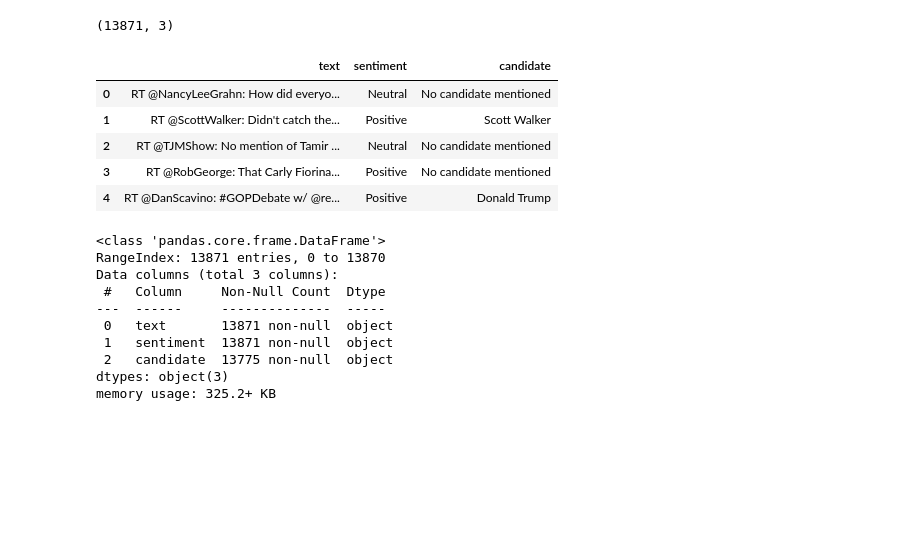
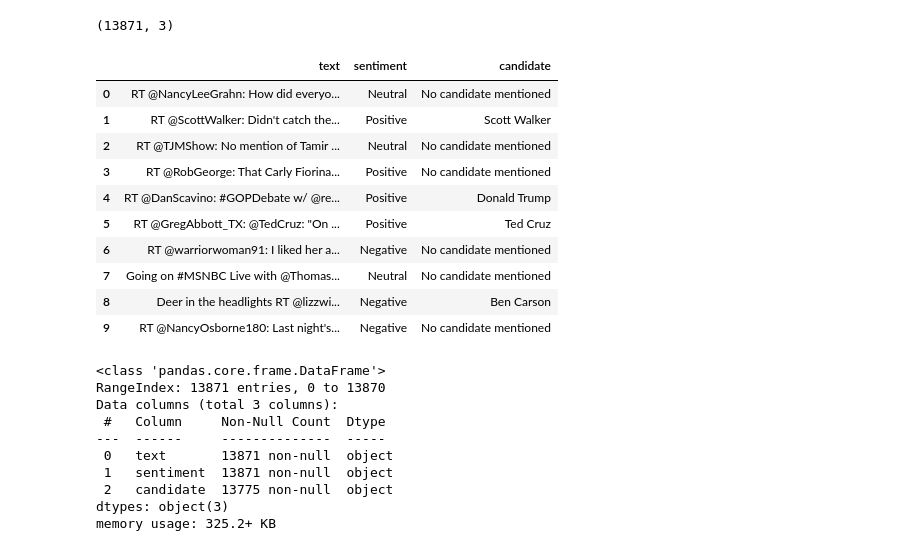
Before and after one commit to developersview/TwitterSentimentAnalysis, a Jupyter notebook: nlptwitter.ipynb, the cells around one changed output. Drawn from its saved outputs; the diff is of its cells as text; code cells hidden in the pictures; blank space fills up the shorter version.

```diff
--- a/nlptwitter.ipynb
+++ b/nlptwitter.ipynb
@@ -17,14 +15,19 @@ data.shape
 # %% [output]
 (13871, 3)
 # %%
-data.head()
+data.head(10)
 # %% [output]
 |  | text | sentiment | candidate |
 | 0 | RT @NancyLeeGrahn: How did everyo... | Neutral | No candidate mentioned |
 | 1 | RT @ScottWalker: Didn't catch the... | Positive | Scott Walker |
 | 2 | RT @TJMShow: No mention of Tamir ... | Neutral | No candidate mentioned |
 | 3 | RT @RobGeorge: That Carly Fiorina... | Positive | No candidate mentioned |
 | 4 | RT @DanScavino: #GOPDebate w/ @re... | Positive | Donald Trump |
+| 5 | RT @GregAbbott_TX: @TedCruz: "On ... | Positive | Ted Cruz |
+| 6 | RT @warriorwoman91: I liked her a... | Negative | No candidate mentioned |
+| 7 | Going on #MSNBC Live with @Thomas... | Neutral | No candidate mentioned |
+| 8 | Deer in the headlights RT @lizzwi... | Negative | Ben Carson |
+| 9 | RT @NancyOsborne180: Last night's... | Negative | No candidate mentioned |
 # %%
 data.info()
 # %% [output]
```
Also changed, not shown: parts of 15 cells of this notebook.
